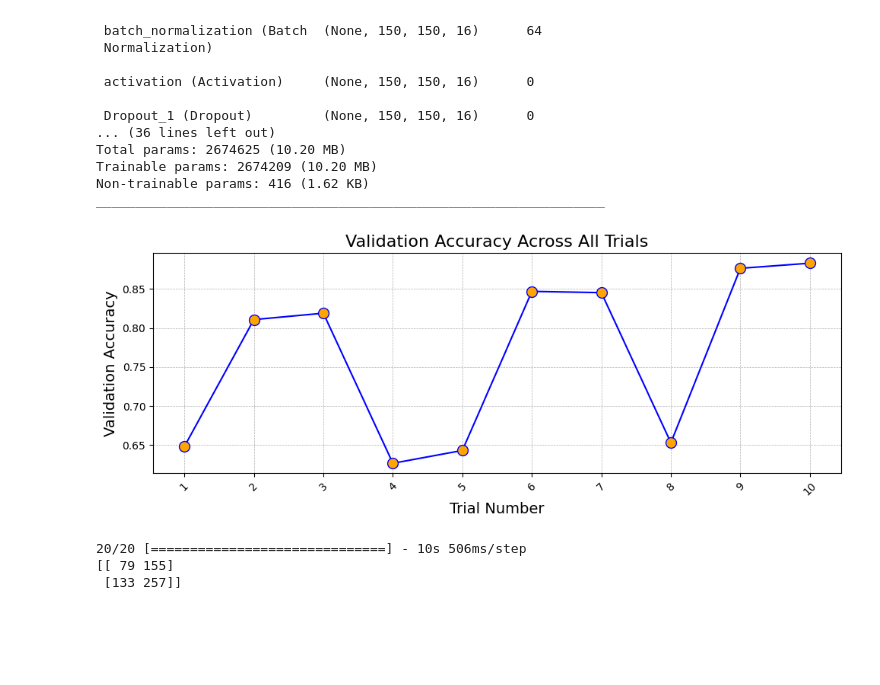
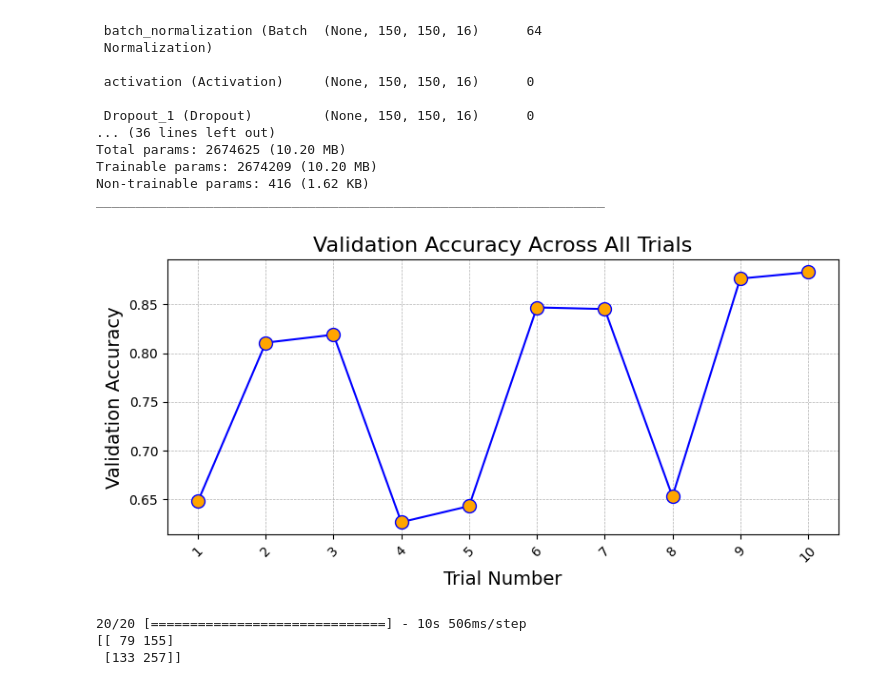
Before and after one commit to AndyMDH/pneumonia_detection_cnn, a Jupyter notebook: main.ipynb, the cells around one changed output. Saved outputs shown, nothing was run; the diff lists cells and outputs as text; code cells hidden in the pictures; blank space fills up the shorter version.

```diff
--- a/main.ipynb
+++ b/main.ipynb
@@ -772,22 +772,22 @@ _________________________________________________________________
 # %%
 # Extract trial IDs in the order they were executed
 trial_ids = [t.trial_id for t in tuner.oracle.trials.values()]
 
 # Extract validation accuracy for each trial
 val_accuracies = [tuner.oracle.trials[t].metrics.get_best_value('val_accuracy') for t in trial_ids]
 
-plt.figure(figsize=(10, 4))
+plt.figure(figsize=(8, 4))
 plt.plot(val_accuracies, marker='o', linestyle='-', color='blue', markerfacecolor='orange', markersize=10)
 plt.title('Validation Accuracy Across All Trials', fontsize=16)
 plt.xlabel('Trial Number', fontsize=14)
 plt.ylabel('Validation Accuracy', fontsize=14)
 plt.grid(True, which='both', linestyle='--', linewidth=0.5)
 plt.xticks(range(len(trial_ids)), labels=[str(i+1) for i in range(len(trial_ids))], rotation=45)  # Adjust x-axis ticks
 
 plt.tight_layout()
 plt.show()
 # %% [output]
-[figure, old version]
+[figure, new version]
 # %%
 # Predict probabilities on the test dataset using the best model and onvert probabilities to binary predictions based on a 0.5 threshold.
 test_predictions_prob = best_model.predict(test_data_generator)
```
Also changed, not shown: parts of 3 cells of this notebook.
